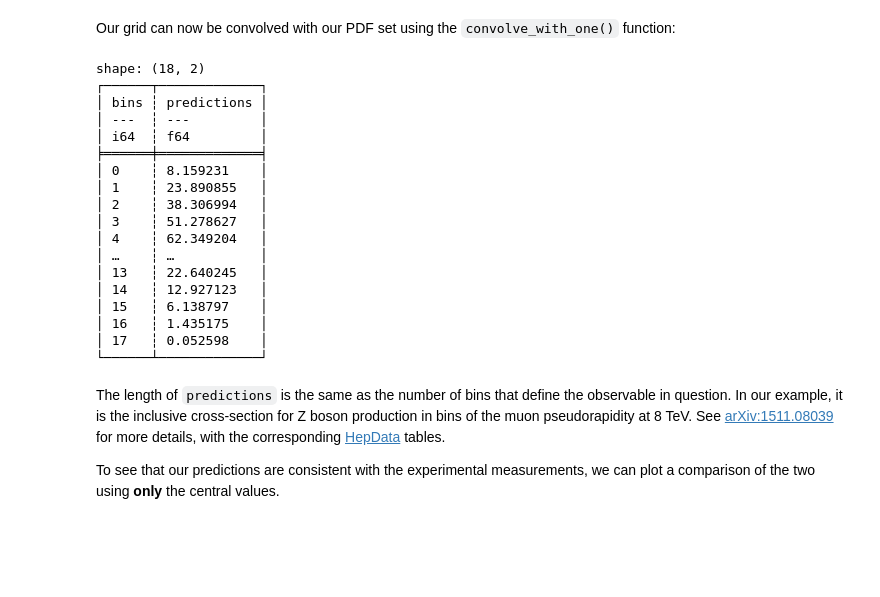
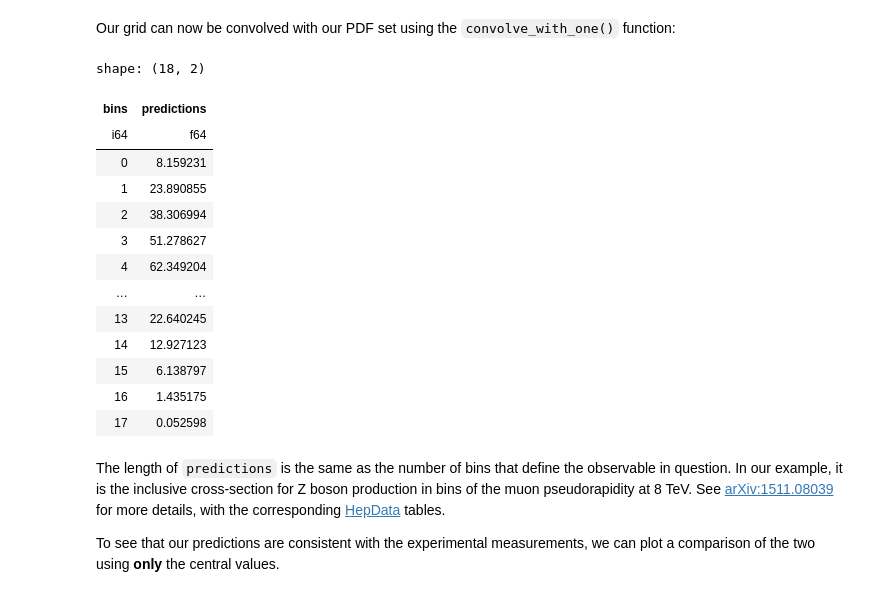
Before and after one commit to NNPDF/pineappl, a Jupyter notebook: pineappl_py/docs/source/introduction.ipynb, the cells around one changed output. Cells and saved outputs as stored; diff of their text form; code cells hidden in the pictures; blank space fills up the shorter version.

```diff
--- a/pineappl_py/docs/source/introduction.ipynb
+++ b/pineappl_py/docs/source/introduction.ipynb
@@ -63,29 +51,25 @@ Our grid can now be convolved with our PDF set using the `convolve_with_one()` f
 # %%
 predictions = grid.convolve_with_one(2212, pdf.xfxQ2, pdf.alphasQ2)
 df_preds = pl.DataFrame({
     "bins": range(predictions.size),
     "predictions": predictions,
 })
-print(df_preds)
+df_preds
 # %% [output]
 shape: (18, 2)
-┌──────┬─────────────┐
-│ bins ┆ predictions │
-│ ---  ┆ ---         │
-│ i64  ┆ f64         │
-╞══════╪═════════════╡
-│ 0    ┆ 8.159231    │
-│ 1    ┆ 23.890855   │
-│ 2    ┆ 38.306994   │
-│ 3    ┆ 51.278627   │
-│ 4    ┆ 62.349204   │
-│ …    ┆ …           │
-│ 13   ┆ 22.640245   │
-│ 14   ┆ 12.927123   │
-│ 15   ┆ 6.138797    │
-│ 16   ┆ 1.435175    │
-│ 17   ┆ 0.052598    │
-└──────┴─────────────┘
+| bins | predictions |
+| i64 | f64 |
+| 0 | 8.159231 |
+| 1 | 23.890855 |
+| 2 | 38.306994 |
+| 3 | 51.278627 |
+| 4 | 62.349204 |
+| … | … |
+| 13 | 22.640245 |
+| 14 | 12.927123 |
+| 15 | 6.138797 |
+| 16 | 1.435175 |
+| 17 | 0.052598 |
 # %% [markdown]
 The length of `predictions` is the same as the number of bins that define the
 observable in question. In our example, it is the inclusive cross-section for
```
Also changed, not shown: parts of 13 cells of this notebook, 2 other files.
